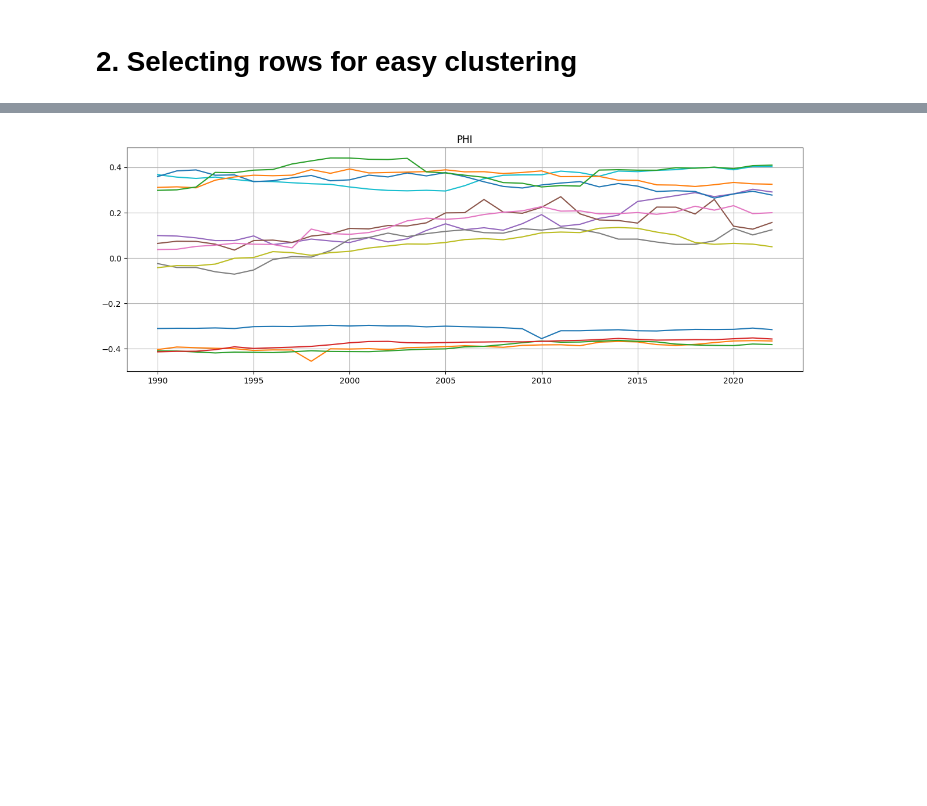
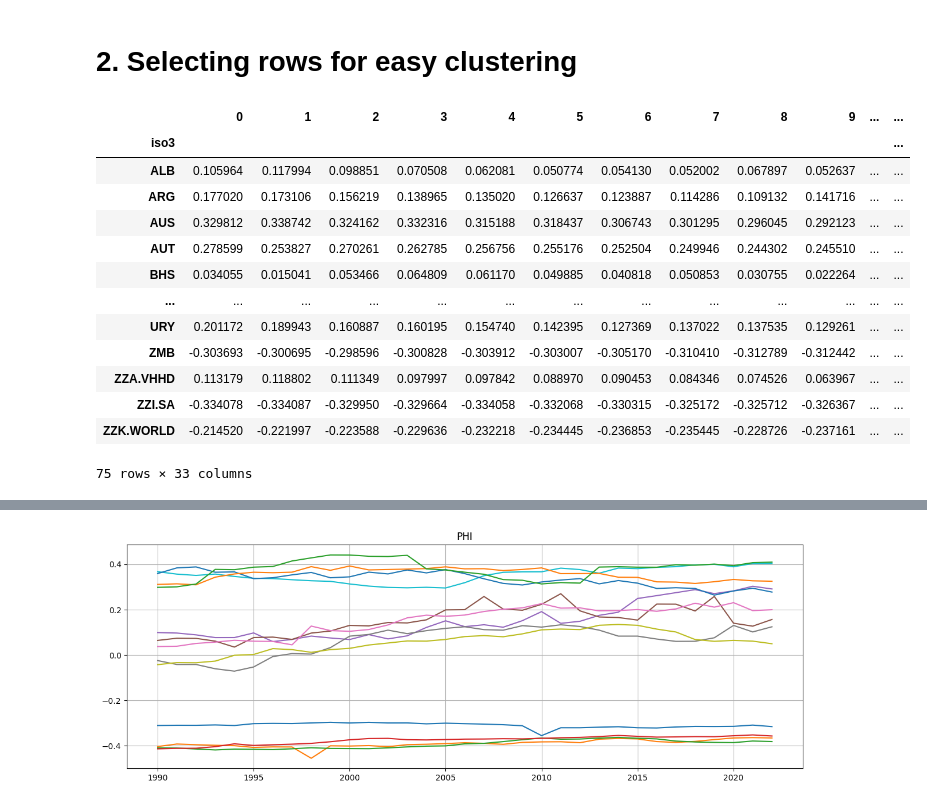
Before and after one commit to R4phou/ulb-master-thesis, a Jupyter notebook: code/src/select_data.ipynb, the cells around one changed output, grey strips where cells are left out. Drawn from its saved outputs; the diff is of its cells as text; code cells hidden in the pictures; blank space fills up the shorter version.

```diff
--- a/code/src/select_data.ipynb
+++ b/code/src/select_data.ipynb
@@ -41,9 +41,26 @@ PHI = pf.PHI_all(phi_c_all, W, N, L, K)
 # %%
 # Create a dataframe with PHI and the iso3 code
 phi_df = pd.DataFrame(PHI)
 
 phi_df["iso3"] = alternatives
+# Set as index the iso3 code
+phi_df.set_index("iso3", inplace=True)
 phi_df
+# %% [output]
+|  | 0 | 1 | 2 | 3 | 4 | 5 | 6 | 7 | 8 | 9 | ... | ... |
+| iso3 |  |  |  |  |  |  |  |  |  |  |  | ... |
+| ALB | 0.105964 | 0.117994 | 0.098851 | 0.070508 | 0.062081 | 0.050774 | 0.054130 | 0.052002 | 0.067897 | 0.052637 | ... | ... |
+| ARG | 0.177020 | 0.173106 | 0.156219 | 0.138965 | 0.135020 | 0.126637 | 0.123887 | 0.114286 | 0.109132 | 0.141716 | ... | ... |
+| AUS | 0.329812 | 0.338742 | 0.324162 | 0.332316 | 0.315188 | 0.318437 | 0.306743 | 0.301295 | 0.296045 | 0.292123 | ... | ... |
+| AUT | 0.278599 | 0.253827 | 0.270261 | 0.262785 | 0.256756 | 0.255176 | 0.252504 | 0.249946 | 0.244302 | 0.245510 | ... | ... |
+| BHS | 0.034055 | 0.015041 | 0.053466 | 0.064809 | 0.061170 | 0.049885 | 0.040818 | 0.050853 | 0.030755 | 0.022264 | ... | ... |
+| ... | ... | ... | ... | ... | ... | ... | ... | ... | ... | ... | ... | ... |
+| URY | 0.201172 | 0.189943 | 0.160887 | 0.160195 | 0.154740 | 0.142395 | 0.127369 | 0.137022 | 0.137535 | 0.129261 | ... | ... |
+| ZMB | -0.303693 | -0.300695 | -0.298596 | -0.300828 | -0.303912 | -0.303007 | -0.305170 | -0.310410 | -0.312789 | -0.312442 | ... | ... |
+| ZZA.VHHD | 0.113179 | 0.118802 | 0.111349 | 0.097997 | 0.097842 | 0.088970 | 0.090453 | 0.084346 | 0.074526 | 0.063967 | ... | ... |
+| ZZI.SA | -0.334078 | -0.334087 | -0.329950 | -0.329664 | -0.334058 | -0.332068 | -0.330315 | -0.325172 | -0.325712 | -0.326367 | ... | ... |
+| ZZK.WORLD | -0.214520 | -0.221997 | -0.223588 | -0.229636 | -0.232218 | -0.234445 | -0.236853 | -0.235445 | -0.228726 | -0.237161 | ... | ... |
+75 rows × 33 columns
 # %%
 # Split the data into groups of 10
 phi_df = phi_df.sort_values(by=0, ascending=False)
```
Also changed, not shown: parts of 7 cells of this notebook, 4 other files.
